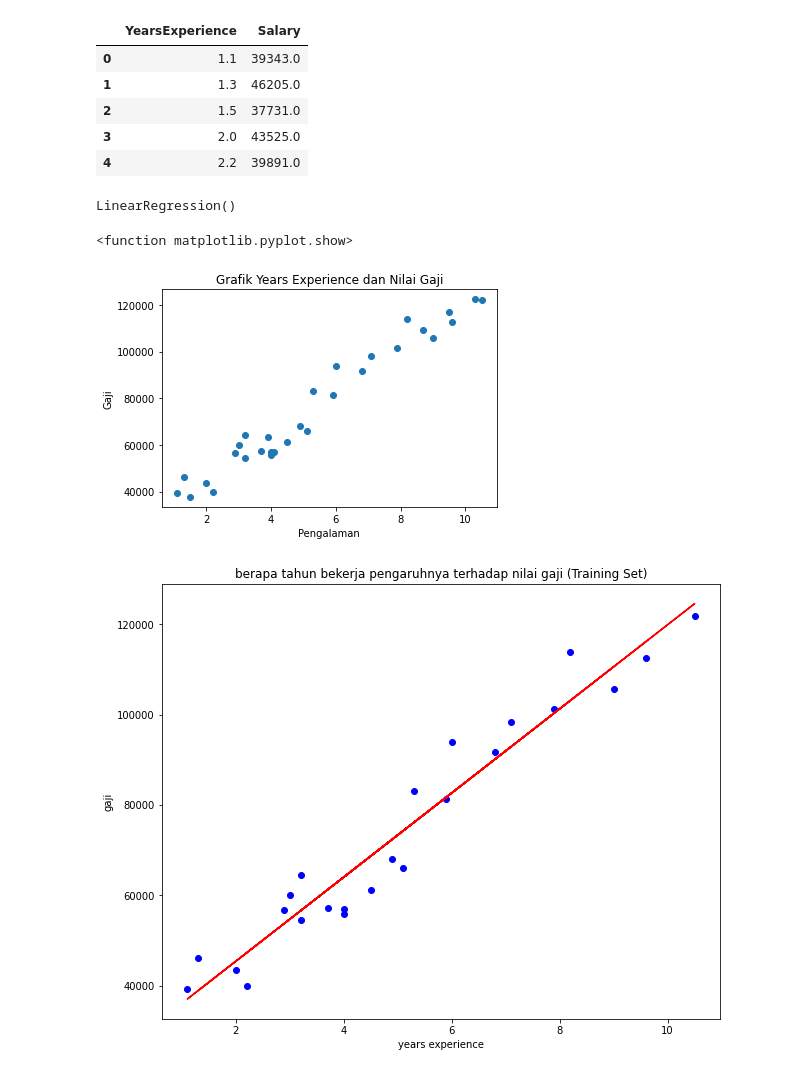
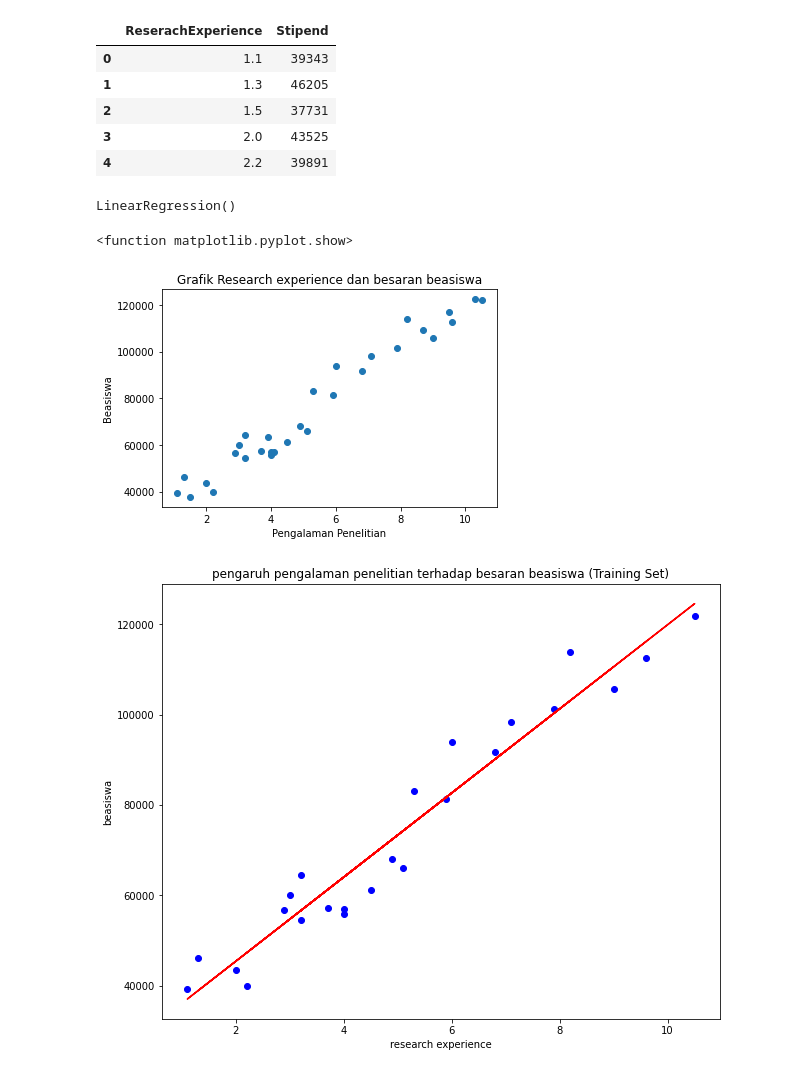
Before and after one commit to Distifiaoktari/klp-9-project-apm-kelas-B, a Jupyter notebook: SimpleRegresiLinear.ipynb, the cells around one changed output. Cells and saved outputs as stored; diff of their text form; code cells hidden in the pictures.

```diff
--- a/SimpleRegresiLinear.ipynb
+++ b/SimpleRegresiLinear.ipynb
@@ -8,7 +8,7 @@ import matplotlib.pyplot as plt
 import sklearn
 # %%
 #memanggil dataset
-dataset = pd.read_csv('sample_data/Salary_Data.csv')
+dataset = pd.read_csv('sample_data/Stipend_Data.csv')
 x = dataset.iloc[:, :-1].values
 y = dataset.iloc[:, 1].values
 # %%
@@ -16,12 +16,12 @@ y = dataset.iloc[:, 1].values
 dataku = pd.DataFrame(dataset)
 dataku.head()
 # %% [output]
-|  | YearsExperience | Salary |
-| 0 | 1.1 | 39343.0 |
-| 1 | 1.3 | 46205.0 |
-| 2 | 1.5 | 37731.0 |
-| 3 | 2.0 | 43525.0 |
-| 4 | 2.2 | 39891.0 |
+|  | ReserachExperience | Stipend |
+| 0 | 1.1 | 39343 |
+| 1 | 1.3 | 46205 |
+| 2 | 1.5 | 37731 |
+| 3 | 2.0 | 43525 |
+| 4 | 2.2 | 39891 |
 # %%
 #split dataset menjadi training set dan testing set
 from sklearn.model_selection import train_test_split
@@ -38,14 +38,14 @@ LinearRegression()
 y_pred = regressor.predict(x_test)
 # %%
 #visualisasi data
-plt.scatter(dataku.YearsExperience, dataku.Salary)
-plt.xlabel("Pengalaman")
-plt.ylabel("Gaji")
-plt.title("Grafik Years Experience dan Nilai Gaji")
+plt.scatter(dataku.ReserachExperience, dataku.Stipend)
+plt.xlabel("Pengalaman Penelitian")
+plt.ylabel("Beasiswa")
+plt.title("Grafik Research experience dan besaran beasiswa")
 plt.show
 # %% [output]
 <function matplotlib.pyplot.show>
-[figure, old version]
+[figure, new version]
 # %%
 #visualisasi hasil prediksi pada training set
 #ukuran plot
@@ -58,12 +58,12 @@ plt.scatter(x_train, y_train, color = 'blue')
 plt.plot(x_train, regressor.predict(x_train), color = 'red')
 
 #memberi judul dan label
-plt.title('berapa tahun bekerja pengaruhnya terhadap nilai gaji (Training Set)')
-plt.xlabel('years experience')
-plt.ylabel('gaji')
+plt.title('pengaruh pengalaman penelitian terhadap besaran beasiswa (Training Set)')
+plt.xlabel('research experience')
+plt.ylabel('beasiswa')
 plt.show()
 # %% [output]
-[figure, old version]
+[figure, new version]
 # %%
 #visualisasi hasil prediksi pada test set
 plt.figure(figsize=(10,8))
```
Also changed, not shown: parts of 1 cell of this notebook.
